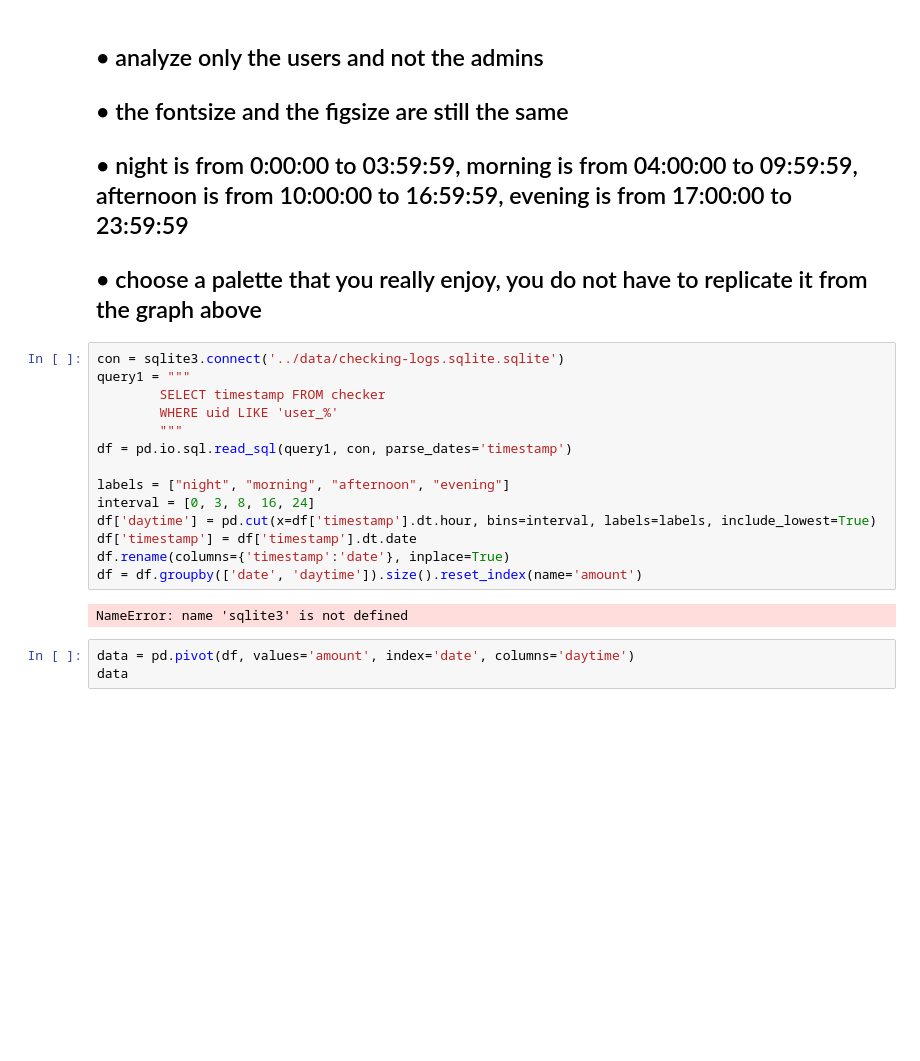
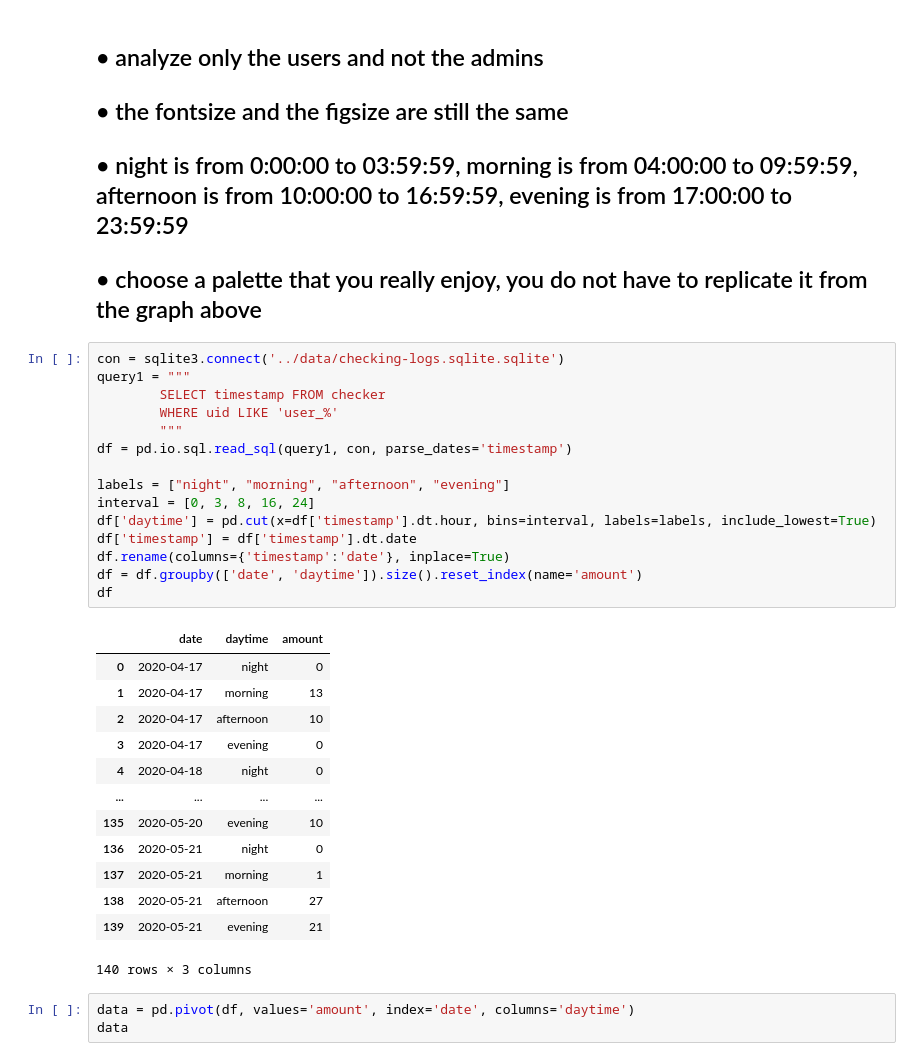
Before and after one commit to OlesiaKniazeva/Piscine-Python-DS, a Jupyter notebook: day07/ex02/02_bar_chart.ipynb, the cells around one changed output. Cells and saved outputs as stored; diff of their text form; blank space fills up the shorter version.

```diff
--- a/day07/ex02/02_bar_chart.ipynb
+++ b/day07/ex02/02_bar_chart.ipynb
@@ -9,19 +9,32 @@ import sqlite3
 # %%
 con = sqlite3.connect('../data/checking-logs.sqlite.sqlite')
 query1 = """
         SELECT timestamp FROM checker
         WHERE uid LIKE 'user_%'
         """
 df = pd.io.sql.read_sql(query1, con, parse_dates='timestamp')
 
 labels = ["night", "morning", "afternoon", "evening"]
 interval = [0, 3, 8, 16, 24]
 df['daytime'] = pd.cut(x=df['timestamp'].dt.hour, bins=interval, labels=labels, include_lowest=True)
 df['timestamp'] = df['timestamp'].dt.date
 df.rename(columns={'timestamp':'date'}, inplace=True)
 df = df.groupby(['date', 'daytime']).size().reset_index(name='amount')
+df
 # %% [output]
+|  | date | daytime | amount |
+| 0 | 2020-04-17 | night | 0 |
+| 1 | 2020-04-17 | morning | 13 |
+| 2 | 2020-04-17 | afternoon | 10 |
+| 3 | 2020-04-17 | evening | 0 |
+| 4 | 2020-04-18 | night | 0 |
+| ... | ... | ... | ... |
+| 135 | 2020-05-20 | evening | 10 |
+| 136 | 2020-05-21 | night | 0 |
+| 137 | 2020-05-21 | morning | 1 |
+| 138 | 2020-05-21 | afternoon | 27 |
+| 139 | 2020-05-21 | evening | 21 |
-NameError: name 'sqlite3' is not defined
+140 rows × 3 columns
 # %%
 data = pd.pivot(df, values='amount', index='date', columns='daytime')
 data
```
Also changed, not shown: parts of 1 cell of this notebook, 10 other files.
